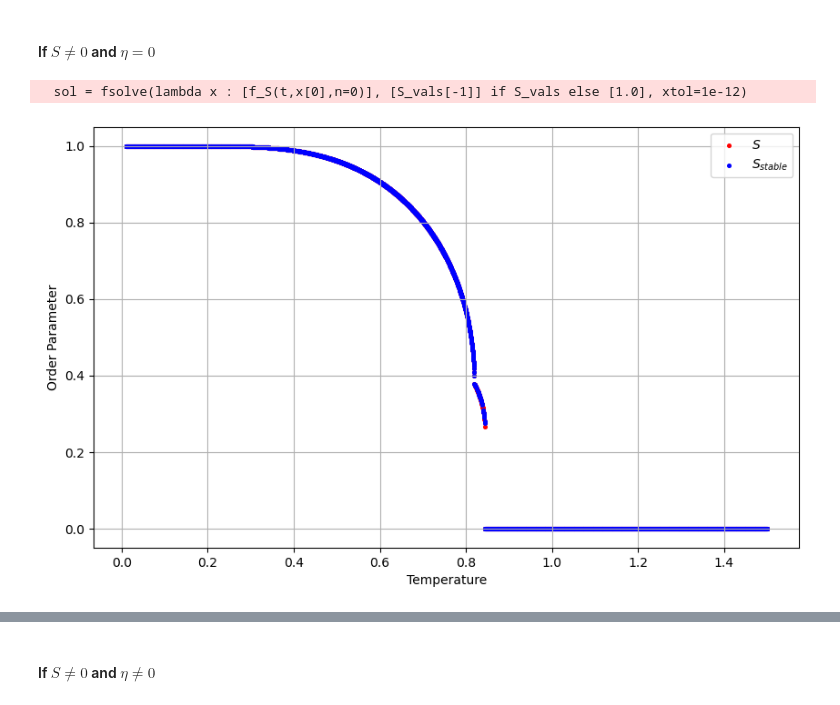
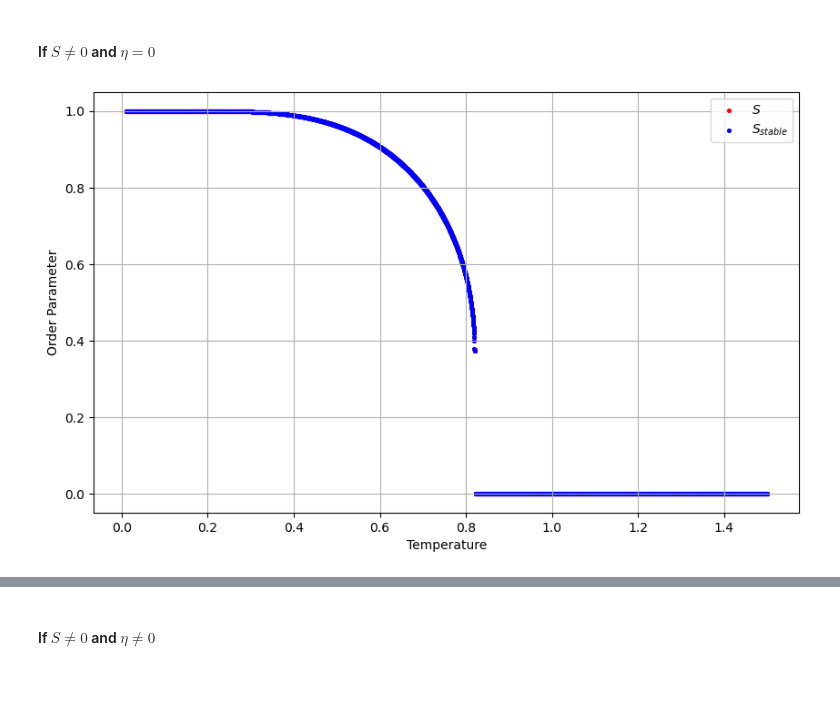
Before and after one commit to Gabrielkrzyzanowski/Master_Research, a Jupyter notebook: Maier-Saupe_Model.ipynb, the cells around one changed output, grey strips where cells are left out. Cells and saved outputs as stored; diff of their text form; code cells hidden in the pictures.

```diff
--- a/Maier-Saupe_Model.ipynb
+++ b/Maier-Saupe_Model.ipynb
@@ -13,57 +13,78 @@ where $\mu=x,y,z$. Here we perform the chenge of variables $S \equiv Q_{zz}$ and
 # %% [markdown]
 #### If $S\neq 0$ and $\eta = 0$
 # %%
-def f_S(t,S,n):
+def free_energy(t,S):
     exp_1=np.exp((3/2)*S/t)
-    exp_2=np.exp((-3/4)*(S+n)/t)
-    exp_3=np.exp((3/4)*(-S+n)/t)
+    exp_2=np.exp(-(3/4)*S/t)
 
-    num= exp_1
-    denom= exp_1+exp_2+exp_3
+    return 3*(S**2)/4 - t*np.log(exp_1+2*exp_2)
 
-    return S+(1/2)-(3/2)*num/denom
-
-def f_SS(t,S):
-
+def first_eqs(t,S):
     exp_1=np.exp((9/4)*S/t)
 
-    denom1 = 2*t*(2+exp_1)**2
-    denom2 = 8*t +4*exp_1*t
+    denom= 2 + exp_1
 
-    return 1 + 27/denom1 - 27/denom2
+    return S + 3/denom - 1
 
-def stability_check(t, S):
-    return True if f_SS(t, S) > 0 else False
+def hessian(t,S):
+    exp_1=np.exp((9/4)*S/t)
 
+    # Define the denominator
+    denominator_1 = t * (2 + exp_1)**2
+    denominator_2 = 8*t + 4*exp_1*t
+
+    # Define the elements of the Hessian matrix
+    H11 = 1 + (9/4)*1/denominator_1 - 9/denominator_2
+    H12 = (9/4)* 1/denominator_1
+    H13 = (9/4)* exp_1/denominator_1
+    H33 =  1 + 9/denominator_1 - 18/denominator_2
+
+
+    # Construct the Hessian matrix using numpy
+    hessian_matrix = np.array([[H11, H12, H13],
+                                [H12, H11, H13],
+                                [H13, H13, H33]])
+
+    return hessian_matrix
+
+eigenvalues=[]
+
+def stability_check(t,S):
+    eigen_values = eigvals(hessian(t,S))
+    eigenvalues.append(eigen_values)
+
+    return False if any(i < 0 for i in eigen_values) else True
 
 # Solve for a range of temperatures
 T_vals = np.linspace(0.01, 1.5, 5000)
 S_vals = []
 
+
 for t in T_vals:
-    sol = fsolve(lambda x : [f_S(t,x[0],n=0)], [S_vals[-1]] if S_vals else [1.0], xtol=1e-12)
-    S_vals.append(sol[0])
+    sol = root(lambda x : [first_eqs(t,x[0])], [S_vals[-1]] if S_vals else [1.0],  method='lm')
+    S_vals.append(sol.x[0])
+
 
 S_stable=[]
 T_stable=[]
+
 
 for i in range(len(T_vals)):
     if stability_check(T_vals[i],S_vals[i]):
         S_stable.append(S_vals[i])
         T_stable.append(T_vals[i])
 
 # Plot
-fig4=plt.figure(figsize=(10, 6))
+fig1=plt.figure(figsize=(10, 6))
 
 plt.scatter(T_vals, S_vals, label=r'$S$', color='red',s=7)
 plt.scatter(T_stable, S_stable, label=r'$S_{stable}$', color='blue',s=7)
 
 plt.xlabel('Temperature')
 plt.ylabel('Order Parameter')
 plt.legend()
 plt.grid(True)
 plt.show()
-fig4.savefig(fname='Stable_Result')
+fig1.savefig(fname='Uniaxial_Result')
 # %% [output]
-  sol = fsolve(lambda x : [f_S(t,x[0],n=0)], [S_vals[-1]] if S_vals else [1.0], xtol=1e-12)
-[figure, old version]
+[figure, new version]
```
Also changed, not shown: parts of 10 cells of this notebook, 12 other files.
